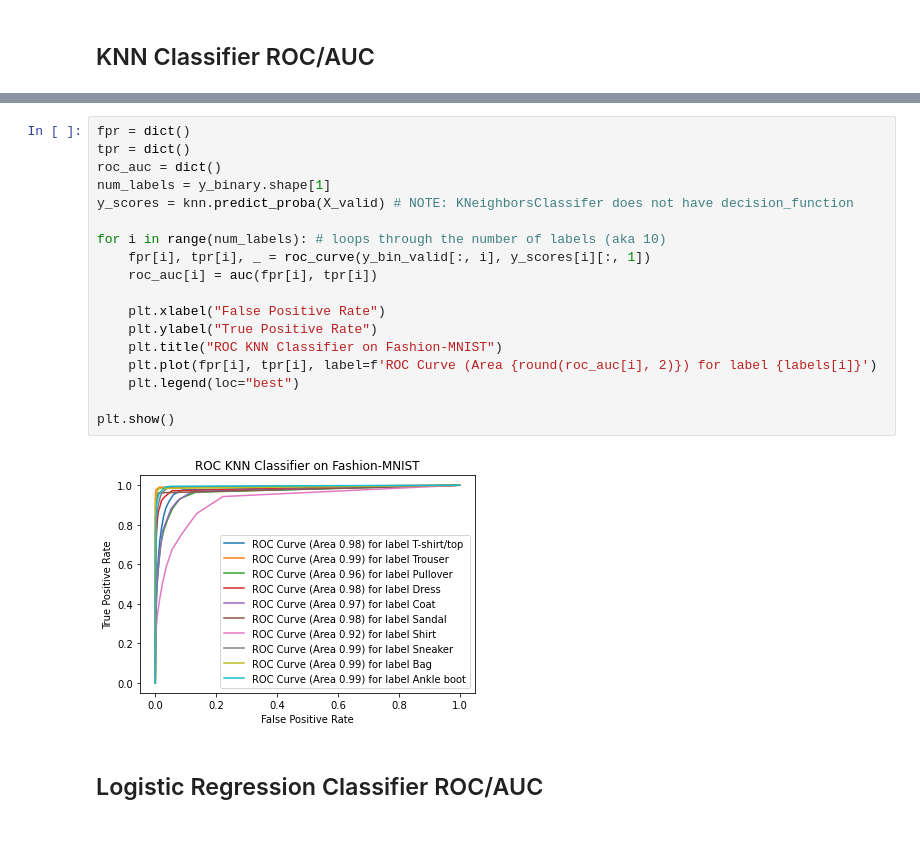
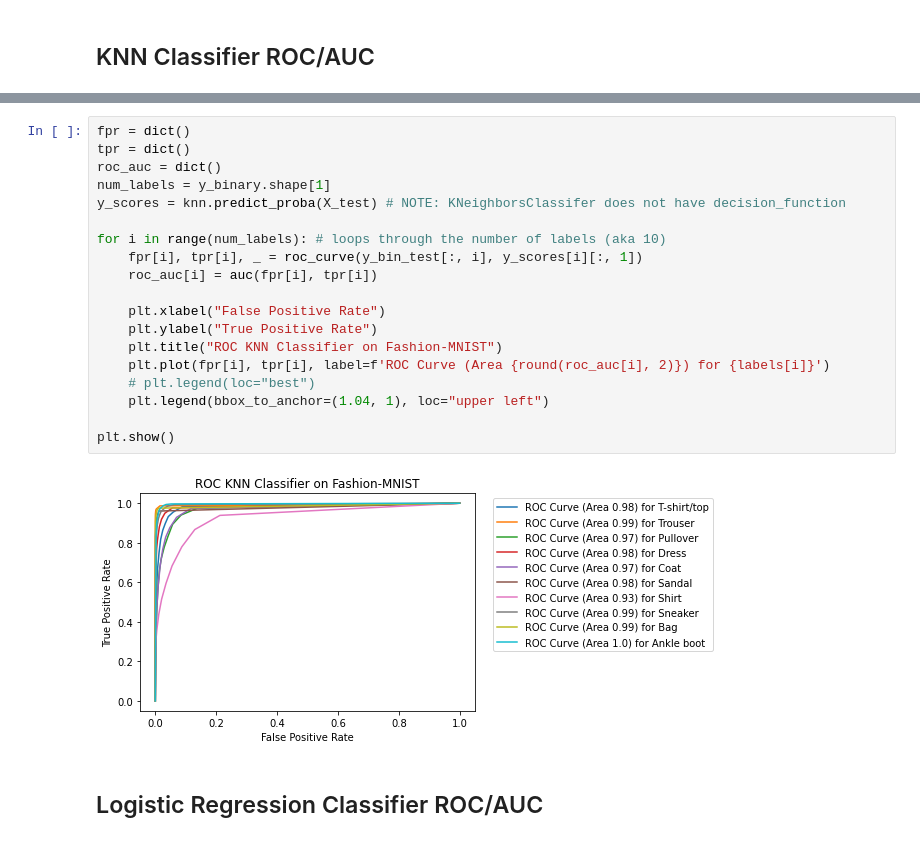
Before and after one commit to amiramadmairaj/CS-178-Machine-Learning-Project-, a Jupyter notebook: roc-auc.ipynb, the cells around one changed output, grey strips where cells are left out. Drawn from its saved outputs; the diff is of its cells as text.

Commit message:
Paolo: Used test data instead of validation data for plotting

```diff
--- a/roc-auc.ipynb
+++ b/roc-auc.ipynb
@@ -37,23 +39,24 @@ knn.fit(X_train, y_bin_train)
 # %%
 fpr = dict()
 tpr = dict()
 roc_auc = dict()
 num_labels = y_binary.shape[1]
-y_scores = knn.predict_proba(X_valid) # NOTE: KNeighborsClassifer does not have decision_function
+y_scores = knn.predict_proba(X_test) # NOTE: KNeighborsClassifer does not have decision_function
 
 for i in range(num_labels): # loops through the number of labels (aka 10)
-    fpr[i], tpr[i], _ = roc_curve(y_bin_valid[:, i], y_scores[i][:, 1])
+    fpr[i], tpr[i], _ = roc_curve(y_bin_test[:, i], y_scores[i][:, 1])
     roc_auc[i] = auc(fpr[i], tpr[i])
 
     plt.xlabel("False Positive Rate")
     plt.ylabel("True Positive Rate")
     plt.title("ROC KNN Classifier on Fashion-MNIST")
-    plt.plot(fpr[i], tpr[i], label=f'ROC Curve (Area {round(roc_auc[i], 2)}) for label {labels[i]}')
-    plt.legend(loc="best")
+    plt.plot(fpr[i], tpr[i], label=f'ROC Curve (Area {round(roc_auc[i], 2)}) for {labels[i]}')
+    # plt.legend(loc="best")
+    plt.legend(bbox_to_anchor=(1.04, 1), loc="upper left")
 
 plt.show()
 # %% [output]
-[figure, old version]
+[figure, new version]
 # %% [markdown]
 ## Logistic Regression Classifier ROC/AUC
 # %%
```
Also changed, not shown: parts of 4 cells of this notebook.
